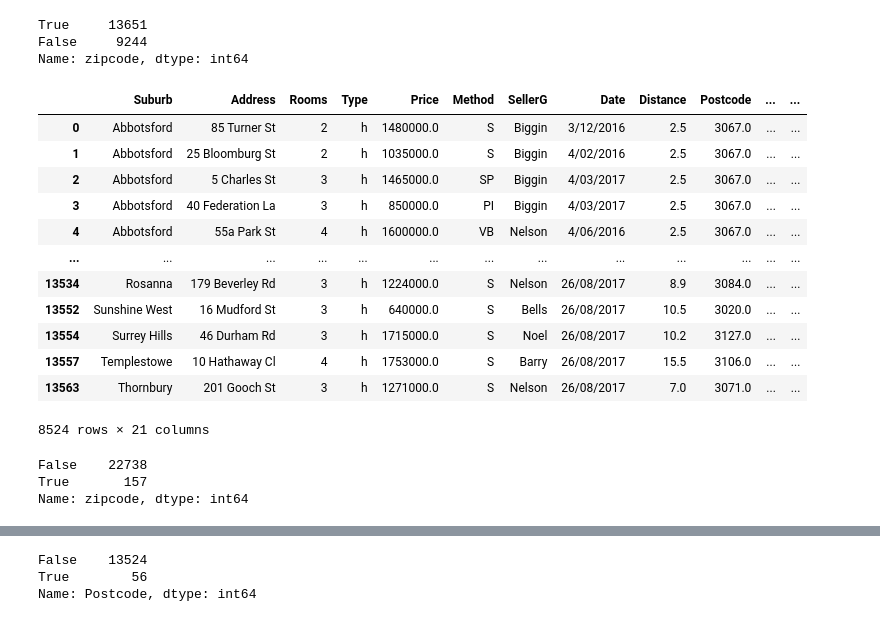
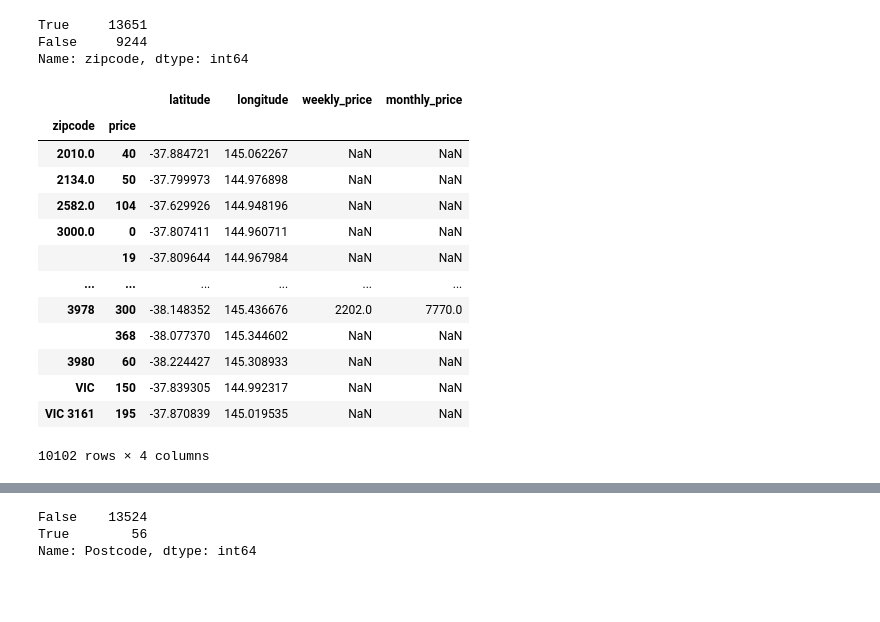
Before and after one commit to mgobbi289/DiploDatos, a Jupyter notebook: AnalisisyCuracion/Entregable_Parte_1.ipynb, the cells around one changed output, grey strips where cells are left out. Cells and saved outputs as stored; diff of their text form; code cells hidden in the pictures; blank space fills up the shorter version.

Commit message:
la combinacion de datos debe realizarse por el groupby mean

```diff
--- a/AnalisisyCuracion/Entregable_Parte_1.ipynb
+++ b/AnalisisyCuracion/Entregable_Parte_1.ipynb
@@ -538,28 +538,20 @@ False     9244
 Name: zipcode, dtype: int64
 # %%
 dffalse = df[df.check == False]
-# %%
-dffalse
-# %% [output]
-|  | Suburb | Address | Rooms | Type | Price | Method | SellerG | Date | Distance | Postcode | ... | ... |
-| 0 | Abbotsford | 85 Turner St | 2 | h | 1480000.0 | S | Biggin | 3/12/2016 | 2.5 | 3067.0 | ... | ... |
-| 1 | Abbotsford | 25 Bloomburg St | 2 | h | 1035000.0 | S | Biggin | 4/02/2016 | 2.5 | 3067.0 | ... | ... |
-| 2 | Abbotsford | 5 Charles St | 3 | h | 1465000.0 | SP | Biggin | 4/03/2017 | 2.5 | 3067.0 | ... | ... |
-| 3 | Abbotsford | 40 Federation La | 3 | h | 850000.0 | PI | Biggin | 4/03/2017 | 2.5 | 3067.0 | ... | ... |
-| 4 | Abbotsford | 55a Park St | 4 | h | 1600000.0 | VB | Nelson | 4/06/2016 | 2.5 | 3067.0 | ... | ... |
-| ... | ... | ... | ... | ... | ... | ... | ... | ... | ... | ... | ... | ... |
-| 13534 | Rosanna | 179 Beverley Rd | 3 | h | 1224000.0 | S | Nelson | 26/08/2017 | 8.9 | 3084.0 | ... | ... |
-| 13552 | Sunshine West | 16 Mudford St | 3 | h | 640000.0 | S | Bells | 26/08/2017 | 10.5 | 3020.0 | ... | ... |
-| 13554 | Surrey Hills | 46 Durham Rd | 3 | h | 1715000.0 | S | Noel | 26/08/2017 | 10.2 | 3127.0 | ... | ... |
-| 13557 | Templestowe | 10 Hathaway Cl | 4 | h | 1753000.0 | S | Barry | 26/08/2017 | 15.5 | 3106.0 | ... | ... |
-| 13563 | Thornbury | 201 Gooch St | 3 | h | 1271000.0 | S | Nelson | 26/08/2017 | 7.0 | 3071.0 | ... | ... |
-8524 rows × 21 columns
-# %%
-#Alguien me puede desburrar con este tema?? hago el deffalse donde chequea si existe en el df de /
-#Airbnb si determinado codigo postal del df original esta. Pero me da diferente! A continuacion dejo /
-#la prueba:
-(airbnb_df.zipcode == 3067).value_counts()
-# %% [output]
-False    22738
-True       157
-Name: zipcode, dtype: int64
+# %%
+airbnb_df.groupby(["zipcode", "price"]).mean()
+# %% [output]
+|  |  | latitude | longitude | weekly_price | monthly_price |
+| zipcode | price |  |  |  |  |
+| 2010.0 | 40 | -37.884721 | 145.062267 | NaN | NaN |
+| 2134.0 | 50 | -37.799973 | 144.976898 | NaN | NaN |
+| 2582.0 | 104 | -37.629926 | 144.948196 | NaN | NaN |
+| 3000.0 | 0 | -37.807411 | 144.960711 | NaN | NaN |
+|  | 19 | -37.809644 | 144.967984 | NaN | NaN |
+| ... | ... | ... | ... | ... | ... |
+| 3978 | 300 | -38.148352 | 145.436676 | 2202.0 | 7770.0 |
+|  | 368 | -38.077370 | 145.344602 | NaN | NaN |
+| 3980 | 60 | -38.224427 | 145.308933 | NaN | NaN |
+| VIC | 150 | -37.839305 | 144.992317 | NaN | NaN |
+| VIC 3161 | 195 | -37.870839 | 145.019535 | NaN | NaN |
+10102 rows × 4 columns
```
Also changed, not shown: parts of 2 cells of this notebook.
